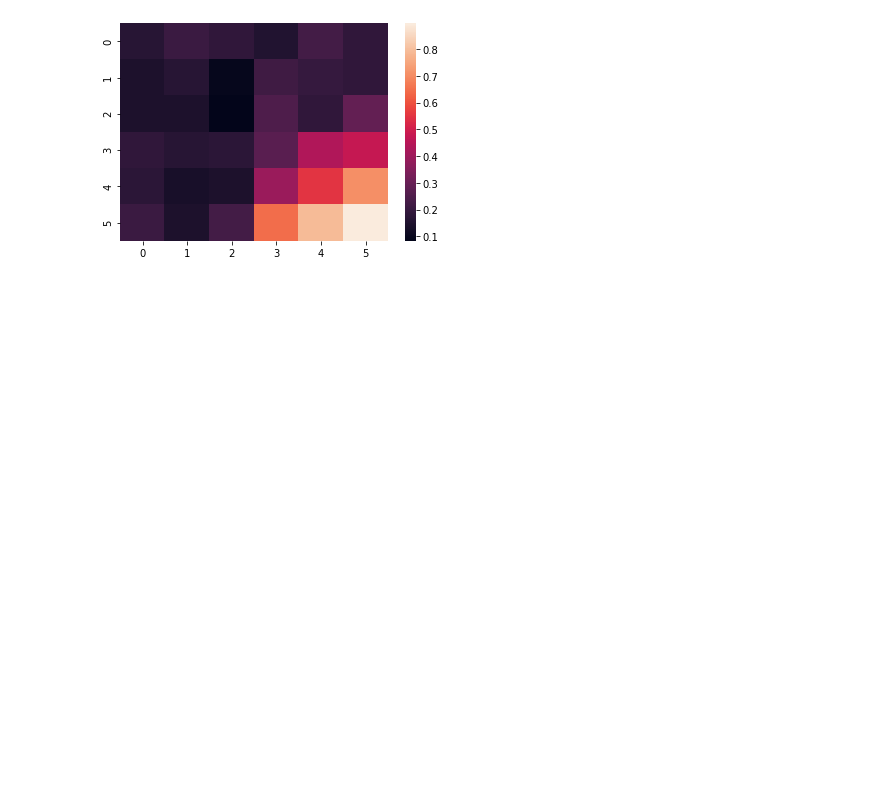
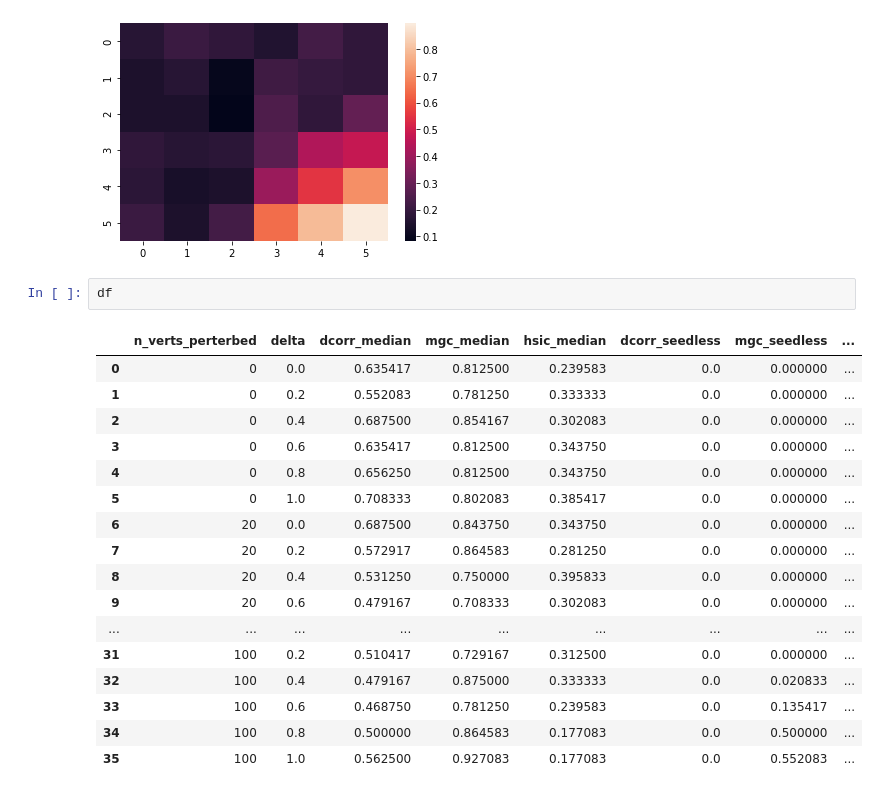
Before and after one commit to neurodata/j1c-experiments, a Jupyter notebook: ldt/synthetic.ipynb, the cells around one changed output. Saved outputs shown, nothing was run; the diff lists cells and outputs as text; blank space fills up the shorter version.

```diff
--- a/ldt/synthetic.ipynb
+++ b/ldt/synthetic.ipynb
@@ -285,3 +245,23 @@ sns.heatmap(df2.mgc_seedless.values.reshape(6, 6))
 # %% [output]
 <AxesSubplot:>
 [figure]
+# %%
+df
+# %% [output]
+|  | n_verts_perterbed | delta | dcorr_median | mgc_median | hsic_median | dcorr_seedless | mgc_seedless | ... |
+| 0 | 0 | 0.0 | 0.635417 | 0.812500 | 0.239583 | 0.0 | 0.000000 | ... |
+| 1 | 0 | 0.2 | 0.552083 | 0.781250 | 0.333333 | 0.0 | 0.000000 | ... |
+| 2 | 0 | 0.4 | 0.687500 | 0.854167 | 0.302083 | 0.0 | 0.000000 | ... |
+| 3 | 0 | 0.6 | 0.635417 | 0.812500 | 0.343750 | 0.0 | 0.000000 | ... |
+| 4 | 0 | 0.8 | 0.656250 | 0.812500 | 0.343750 | 0.0 | 0.000000 | ... |
+| 5 | 0 | 1.0 | 0.708333 | 0.802083 | 0.385417 | 0.0 | 0.000000 | ... |
+| 6 | 20 | 0.0 | 0.687500 | 0.843750 | 0.343750 | 0.0 | 0.000000 | ... |
+| 7 | 20 | 0.2 | 0.572917 | 0.864583 | 0.281250 | 0.0 | 0.000000 | ... |
+| 8 | 20 | 0.4 | 0.531250 | 0.750000 | 0.395833 | 0.0 | 0.000000 | ... |
+| 9 | 20 | 0.6 | 0.479167 | 0.708333 | 0.302083 | 0.0 | 0.000000 | ... |
+| ... | ... | ... | ... | ... | ... | ... | ... | ... |
+| 31 | 100 | 0.2 | 0.510417 | 0.729167 | 0.312500 | 0.0 | 0.000000 | ... |
+| 32 | 100 | 0.4 | 0.479167 | 0.875000 | 0.333333 | 0.0 | 0.020833 | ... |
+| 33 | 100 | 0.6 | 0.468750 | 0.781250 | 0.239583 | 0.0 | 0.135417 | ... |
+| 34 | 100 | 0.8 | 0.500000 | 0.864583 | 0.177083 | 0.0 | 0.500000 | ... |
+| 35 | 100 | 1.0 | 0.562500 | 0.927083 | 0.177083 | 0.0 | 0.552083 | ... |
```
Also changed, not shown: parts of 5 cells of this notebook, 1 other file.
